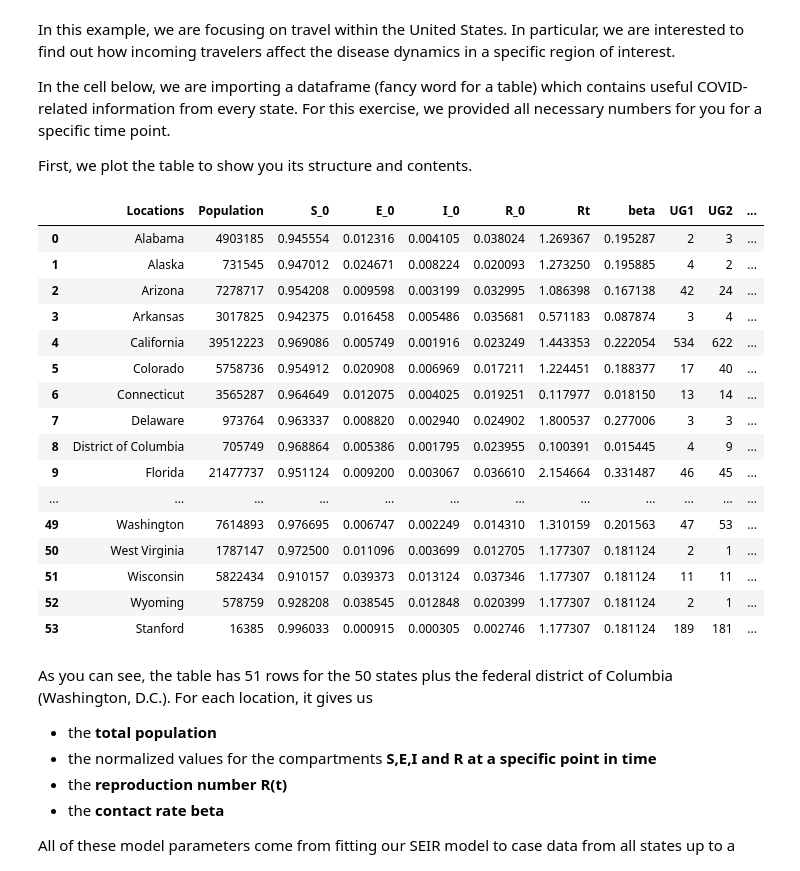
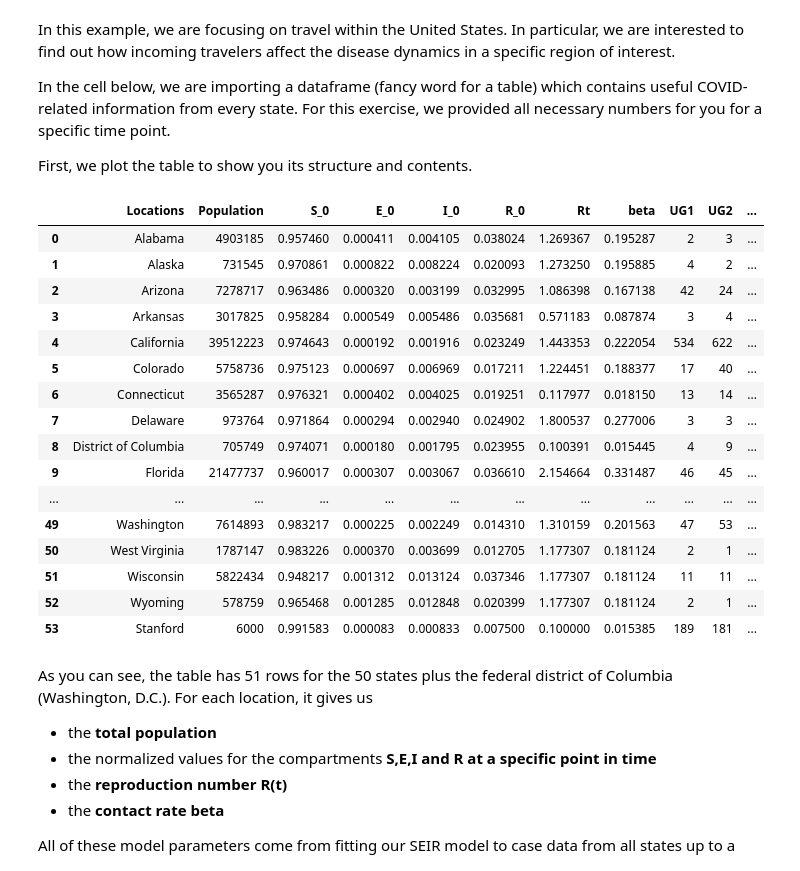
Before and after one commit to acehu970601/COVID-19-Data-Modeling, a Jupyter notebook: network_SEIR.ipynb, the cells around one changed output. Cells and saved outputs as stored; diff of their text form; code cells hidden in the pictures.

```diff
--- a/network_SEIR.ipynb
+++ b/network_SEIR.ipynb
@@ -24,29 +24,29 @@ First, we plot the table to show you its structure and contents.
 # %%
 #%% Loading data
 
 # Summary table with COVID-related info - from a specific time point
-df_summ= pd.read_csv('E:/Stanford/ME233/Network_SEIR/today_case.csv')
+df_summ= pd.read_csv('today_case.csv')
 
 # Let's see what the table df_summ looks like
 df_summ[['Locations','Population','S_0','E_0','I_0','R_0','Rt','beta','UG1','UG2','UG3','UG4','UG5']]
 # %% [output]
 |  | Locations | Population | S_0 | E_0 | I_0 | R_0 | Rt | beta | UG1 | UG2 | ... |
-| 0 | Alabama | 4903185 | 0.945554 | 0.012316 | 0.004105 | 0.038024 | 1.269367 | 0.195287 | 2 | 3 | ... |
-| 1 | Alaska | 731545 | 0.947012 | 0.024671 | 0.008224 | 0.020093 | 1.273250 | 0.195885 | 4 | 2 | ... |
-| 2 | Arizona | 7278717 | 0.954208 | 0.009598 | 0.003199 | 0.032995 | 1.086398 | 0.167138 | 42 | 24 | ... |
-| 3 | Arkansas | 3017825 | 0.942375 | 0.016458 | 0.005486 | 0.035681 | 0.571183 | 0.087874 | 3 | 4 | ... |
-| 4 | California | 39512223 | 0.969086 | 0.005749 | 0.001916 | 0.023249 | 1.443353 | 0.222054 | 534 | 622 | ... |
-| 5 | Colorado | 5758736 | 0.954912 | 0.020908 | 0.006969 | 0.017211 | 1.224451 | 0.188377 | 17 | 40 | ... |
-| 6 | Connecticut | 3565287 | 0.964649 | 0.012075 | 0.004025 | 0.019251 | 0.117977 | 0.018150 | 13 | 14 | ... |
-| 7 | Delaware | 973764 | 0.963337 | 0.008820 | 0.002940 | 0.024902 | 1.800537 | 0.277006 | 3 | 3 | ... |
-| 8 | District of Columbia | 705749 | 0.968864 | 0.005386 | 0.001795 | 0.023955 | 0.100391 | 0.015445 | 4 | 9 | ... |
-| 9 | Florida | 21477737 | 0.951124 | 0.009200 | 0.003067 | 0.036610 | 2.154664 | 0.331487 | 46 | 45 | ... |
+| 0 | Alabama | 4903185 | 0.957460 | 0.000411 | 0.004105 | 0.038024 | 1.269367 | 0.195287 | 2 | 3 | ... |
+| 1 | Alaska | 731545 | 0.970861 | 0.000822 | 0.008224 | 0.020093 | 1.273250 | 0.195885 | 4 | 2 | ... |
+| 2 | Arizona | 7278717 | 0.963486 | 0.000320 | 0.003199 | 0.032995 | 1.086398 | 0.167138 | 42 | 24 | ... |
+| 3 | Arkansas | 3017825 | 0.958284 | 0.000549 | 0.005486 | 0.035681 | 0.571183 | 0.087874 | 3 | 4 | ... |
+| 4 | California | 39512223 | 0.974643 | 0.000192 | 0.001916 | 0.023249 | 1.443353 | 0.222054 | 534 | 622 | ... |
+| 5 | Colorado | 5758736 | 0.975123 | 0.000697 | 0.006969 | 0.017211 | 1.224451 | 0.188377 | 17 | 40 | ... |
+| 6 | Connecticut | 3565287 | 0.976321 | 0.000402 | 0.004025 | 0.019251 | 0.117977 | 0.018150 | 13 | 14 | ... |
+| 7 | Delaware | 973764 | 0.971864 | 0.000294 | 0.002940 | 0.024902 | 1.800537 | 0.277006 | 3 | 3 | ... |
+| 8 | District of Columbia | 705749 | 0.974071 | 0.000180 | 0.001795 | 0.023955 | 0.100391 | 0.015445 | 4 | 9 | ... |
+| 9 | Florida | 21477737 | 0.960017 | 0.000307 | 0.003067 | 0.036610 | 2.154664 | 0.331487 | 46 | 45 | ... |
 | ... | ... | ... | ... | ... | ... | ... | ... | ... | ... | ... | ... |
-| 49 | Washington | 7614893 | 0.976695 | 0.006747 | 0.002249 | 0.014310 | 1.310159 | 0.201563 | 47 | 53 | ... |
-| 50 | West Virginia | 1787147 | 0.972500 | 0.011096 | 0.003699 | 0.012705 | 1.177307 | 0.181124 | 2 | 1 | ... |
-| 51 | Wisconsin | 5822434 | 0.910157 | 0.039373 | 0.013124 | 0.037346 | 1.177307 | 0.181124 | 11 | 11 | ... |
-| 52 | Wyoming | 578759 | 0.928208 | 0.038545 | 0.012848 | 0.020399 | 1.177307 | 0.181124 | 2 | 1 | ... |
-| 53 | Stanford | 16385 | 0.996033 | 0.000915 | 0.000305 | 0.002746 | 1.177307 | 0.181124 | 189 | 181 | ... |
+| 49 | Washington | 7614893 | 0.983217 | 0.000225 | 0.002249 | 0.014310 | 1.310159 | 0.201563 | 47 | 53 | ... |
+| 50 | West Virginia | 1787147 | 0.983226 | 0.000370 | 0.003699 | 0.012705 | 1.177307 | 0.181124 | 2 | 1 | ... |
+| 51 | Wisconsin | 5822434 | 0.948217 | 0.001312 | 0.013124 | 0.037346 | 1.177307 | 0.181124 | 11 | 11 | ... |
+| 52 | Wyoming | 578759 | 0.965468 | 0.001285 | 0.012848 | 0.020399 | 1.177307 | 0.181124 | 2 | 1 | ... |
+| 53 | Stanford | 6000 | 0.991583 | 0.000083 | 0.000833 | 0.007500 | 0.100000 | 0.015385 | 189 | 181 | ... |
 # %% [markdown]
 As you can see, the table has 51 rows for the 50 states plus the federal district of Columbia (Washington, D.C.). For each location, it gives us
 
```
Also changed, not shown: parts of 7 cells of this notebook, 1 other file.
